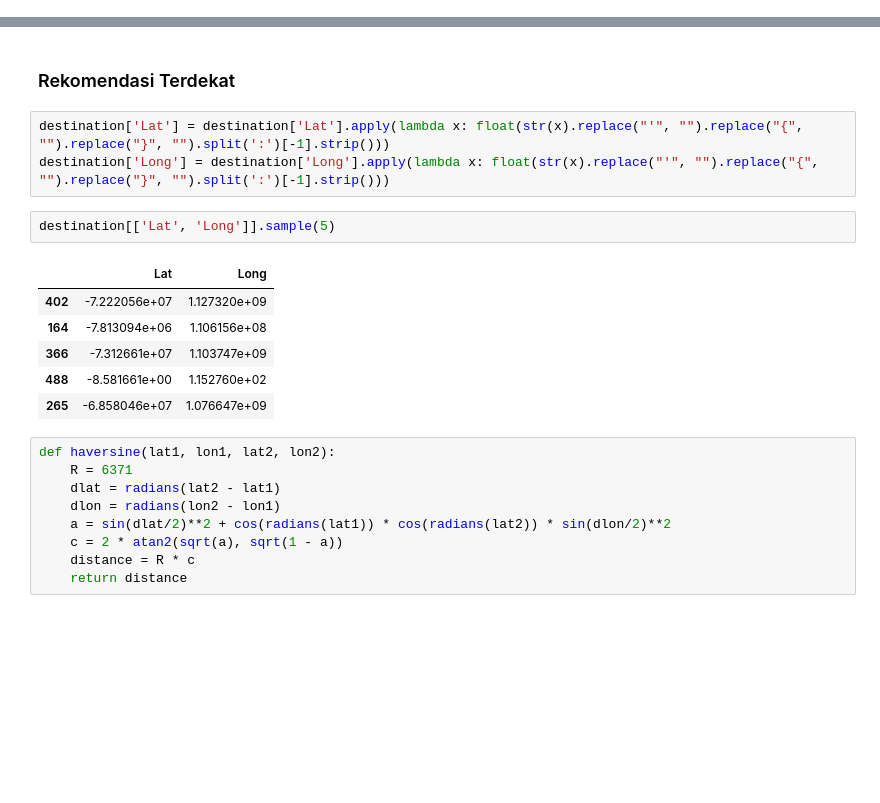
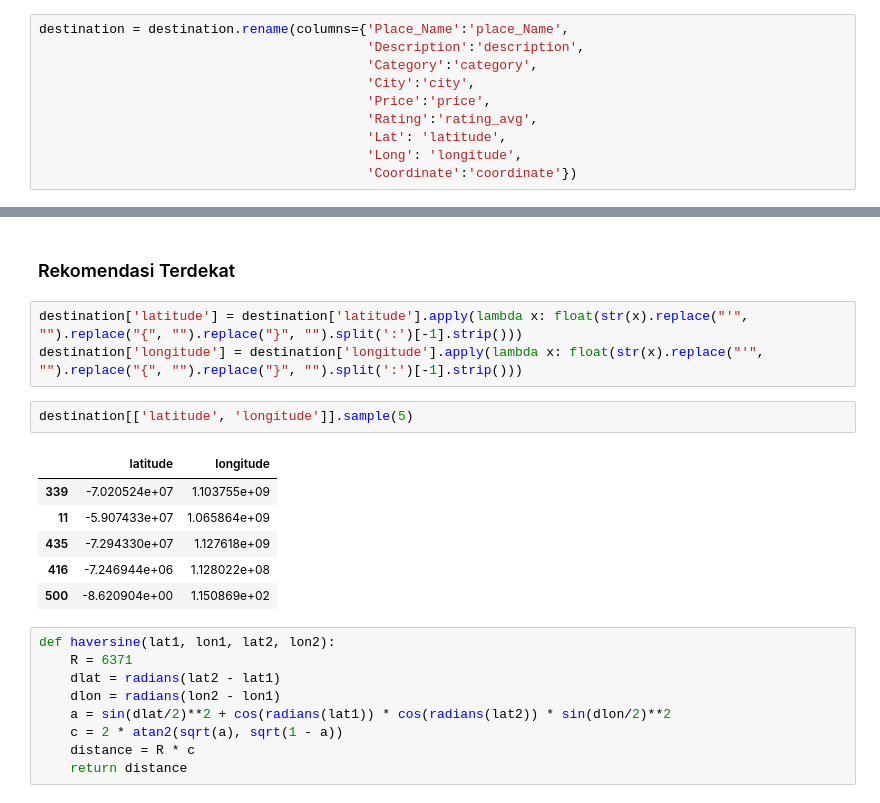
Before and after one commit to DestinAsyik/ML, a Jupyter notebook: recom.ipynb, the cells around one changed output, grey strips where cells are left out. Drawn from its saved outputs; the diff is of its cells as text; blank space fills up the shorter version.

```diff
--- a/recom.ipynb
+++ b/recom.ipynb
@@ -150,6 +156,16 @@ destination.columns
 Index(['Place_Name', 'Description', 'Category', 'City', 'Price', 'Rating',
        'Coordinate', 'Lat', 'Long'],
       dtype='object')
+# %%
+destination = destination.rename(columns={'Place_Name':'place_Name',
+                                          'Description':'description',
+                                          'Category':'category',
+                                          'City':'city',
+                                          'Price':'price',
+                                          'Rating':'rating_avg',
+                                          'Lat': 'latitude',
+                                          'Long': 'longitude',
+                                          'Coordinate':'coordinate'})
 # %%
 destination.duplicated().sum()
 # %% [output]
@@ -394,17 +410,17 @@ Name: Candi Sewu - Yogyakarta, dtype: float64}
 # %% [markdown]
 ### Rekomendasi Terdekat
 # %%
-destination['Lat'] = destination['Lat'].apply(lambda x: float(str(x).replace("'", "").replace("{", "").replace("}", "").split(':')[-1].strip()))
-destination['Long'] = destination['Long'].apply(lambda x: float(str(x).replace("'", "").replace("{", "").replace("}", "").split(':')[-1].strip()))
+destination['latitude'] = destination['latitude'].apply(lambda x: float(str(x).replace("'", "").replace("{", "").replace("}", "").split(':')[-1].strip()))
+destination['longitude'] = destination['longitude'].apply(lambda x: float(str(x).replace("'", "").replace("{", "").replace("}", "").split(':')[-1].strip()))
 # %%
-destination[['Lat', 'Long']].sample(5)
+destination[['latitude', 'longitude']].sample(5)
 # %% [output]
-|  | Lat | Long |
-| 402 | -7.222056e+07 | 1.127320e+09 |
-| 164 | -7.813094e+06 | 1.106156e+08 |
-| 366 | -7.312661e+07 | 1.103747e+09 |
-| 488 | -8.581661e+00 | 1.152760e+02 |
-| 265 | -6.858046e+07 | 1.076647e+09 |
+|  | latitude | longitude |
+| 339 | -7.020524e+07 | 1.103755e+09 |
+| 11 | -5.907433e+07 | 1.065864e+09 |
+| 435 | -7.294330e+07 | 1.127618e+09 |
+| 416 | -7.246944e+06 | 1.128022e+08 |
+| 500 | -8.620904e+00 | 1.150869e+02 |
 # %%
 def haversine(lat1, lon1, lat2, lon2):
     R = 6371
```
Also changed, not shown: parts of 16 cells of this notebook, 2 other files.
